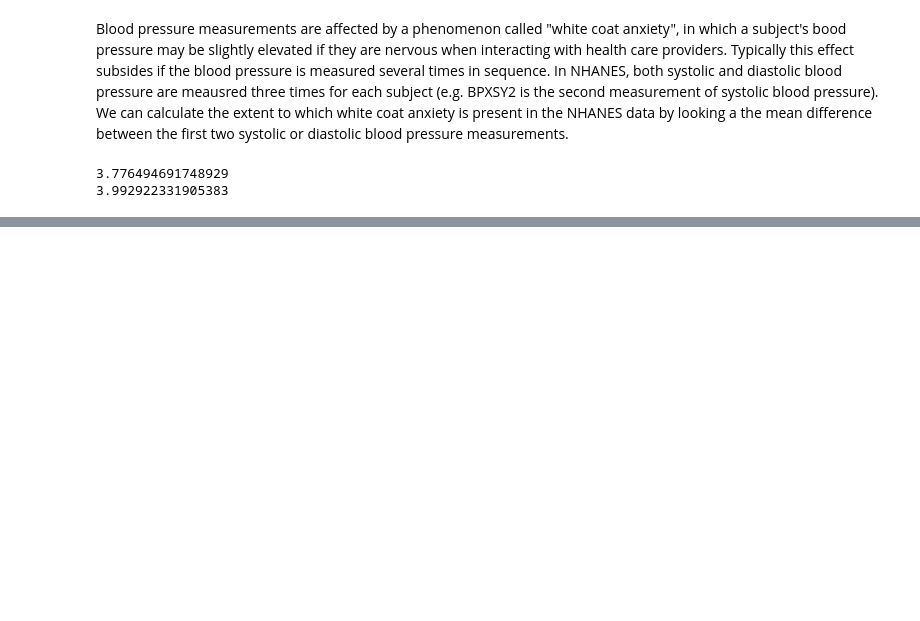
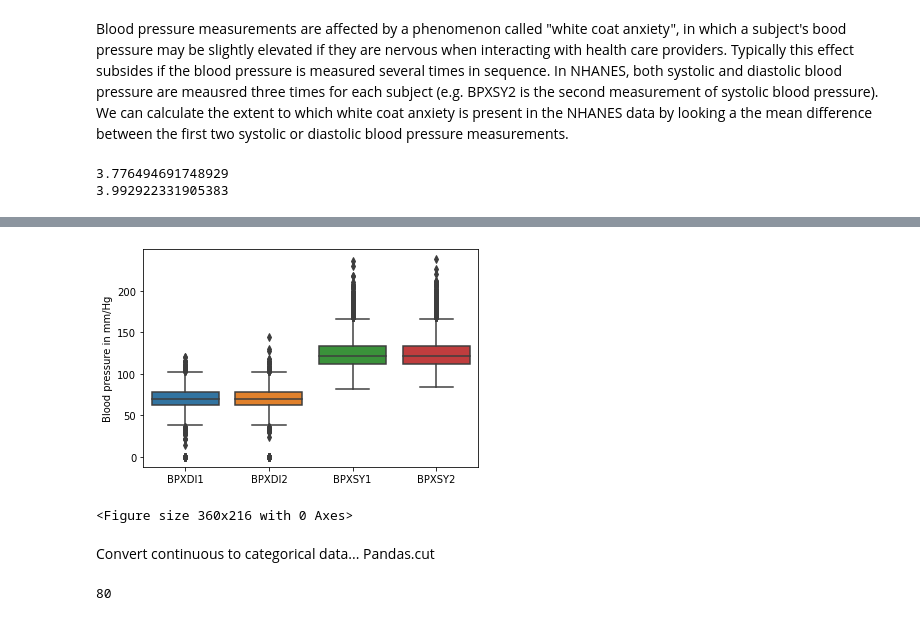
Before and after one commit to SauloVSFh/learningpython, a Jupyter notebook: Statistics/statistics1/Week 2/Univariate exploratory analysis.ipynb, the cells around one changed output, grey strips where cells are left out. Saved outputs shown, nothing was run; the diff lists cells and outputs as text; code cells hidden in the pictures; blank space fills up the shorter version.

```diff
--- a/Statistics/statistics1/Week 2/Univariate exploratory analysis.ipynb
+++ b/Statistics/statistics1/Week 2/Univariate exploratory analysis.ipynb
@@ -273,0 +317,13 @@ print(np.mean(df2))
+# %%
+sns.boxplot(data = da.loc[:,['BPXDI1','BPXDI2','BPXSY1','BPXSY2']]).set_ylabel("Blood pressure in mm/Hg")
+plt.figure(figsize = (5,3))
+plt.show()
+# %% [output]
+[figure, added]
+<Figure size 360x216 with 0 Axes>
+# %% [markdown]
+Convert continuous to categorical data... Pandas.cut
+# %%
+da.RIDAGEYR.max()
+# %% [output]
+80
```
Also changed, not shown: parts of 41 cells of this notebook, 2 other files.
